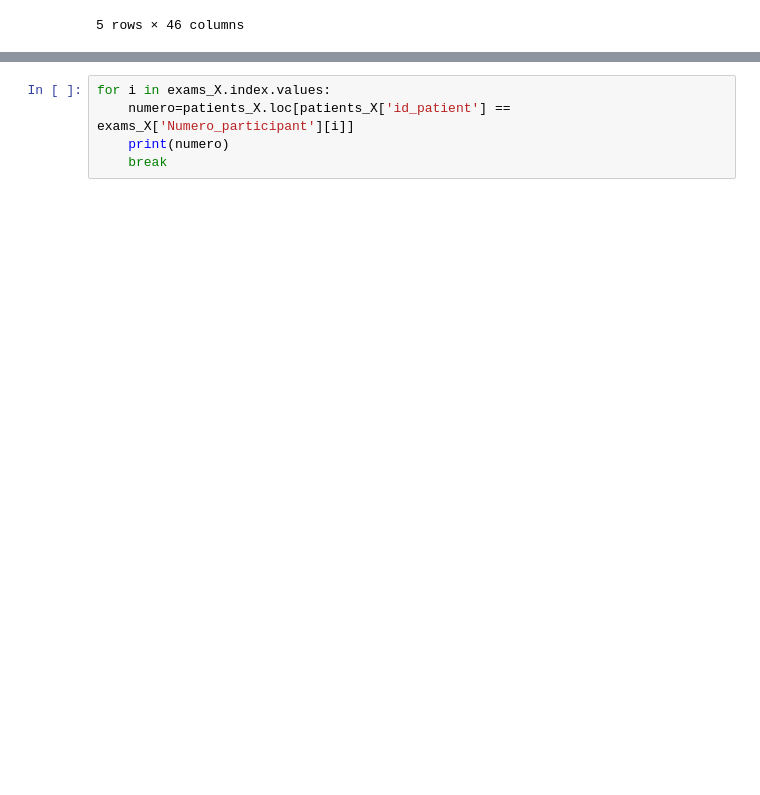
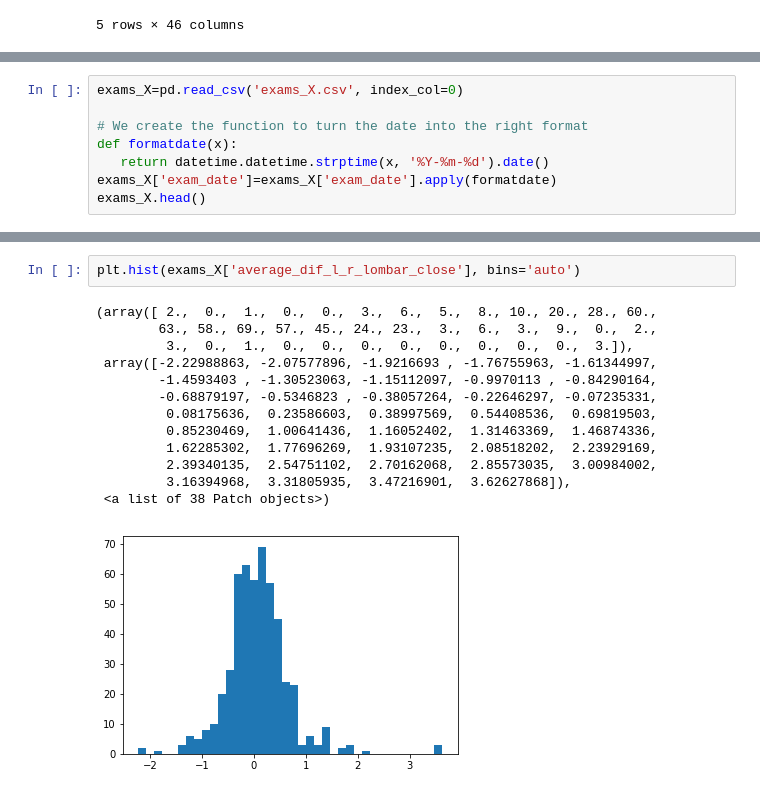
Before and after one commit to florent31000/scoliosis-analysis, a Jupyter notebook: Scoliosis model.ipynb, the cells around one changed output, grey strips where cells are left out. Cells and saved outputs as stored; diff of their text form; blank space fills up the shorter version.

```diff
--- a/Scoliosis model.ipynb
+++ b/Scoliosis model.ipynb
@@ -43,0 +30,8 @@ exams_X[:50].head(20)
+# %%
+exams_X=pd.read_csv('exams_X.csv', index_col=0)
+
+# We create the function to turn the date into the right format
+def formatdate(x):
+   return datetime.datetime.strptime(x, '%Y-%m-%d').date()
+exams_X['exam_date']=exams_X['exam_date'].apply(formatdate)
+exams_X.head()
@@ -84,5 +85,16 @@ exams_X.reset_index(drop=True,inplace=True)
-# %%
-for i in exams_X.index.values:
-    numero=patients_X.loc[patients_X['id_patient'] == exams_X['Numero_participant'][i]]
-    print(numero)
-    break
+# %%
+plt.hist(exams_X['average_dif_l_r_lombar_close'], bins='auto')
+# %% [output]
+(array([ 2.,  0.,  1.,  0.,  0.,  3.,  6.,  5.,  8., 10., 20., 28., 60.,
+        63., 58., 69., 57., 45., 24., 23.,  3.,  6.,  3.,  9.,  0.,  2.,
+         3.,  0.,  1.,  0.,  0.,  0.,  0.,  0.,  0.,  0.,  0.,  3.]),
+ array([-2.22988863, -2.07577896, -1.9216693 , -1.76755963, -1.61344997,
+        -1.4593403 , -1.30523063, -1.15112097, -0.9970113 , -0.84290164,
+        -0.68879197, -0.5346823 , -0.38057264, -0.22646297, -0.07235331,
+         0.08175636,  0.23586603,  0.38997569,  0.54408536,  0.69819503,
+         0.85230469,  1.00641436,  1.16052402,  1.31463369,  1.46874336,
+         1.62285302,  1.77696269,  1.93107235,  2.08518202,  2.23929169,
+         2.39340135,  2.54751102,  2.70162068,  2.85573035,  3.00984002,
+         3.16394968,  3.31805935,  3.47216901,  3.62627868]),
+ <a list of 38 Patch objects>)
+[figure, added]
```
Also changed, not shown: parts of 12 cells of this notebook, 1 other file.
